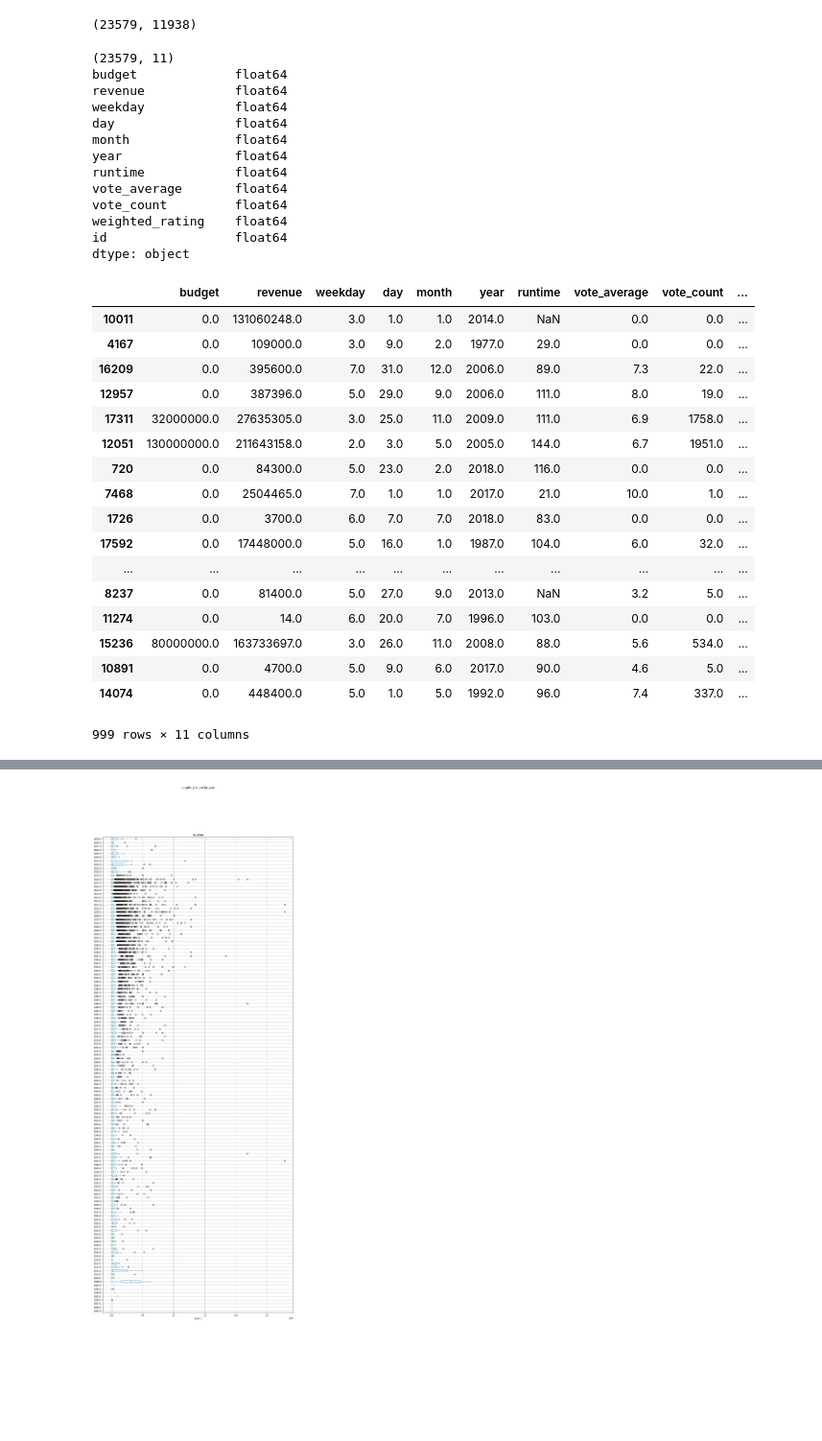
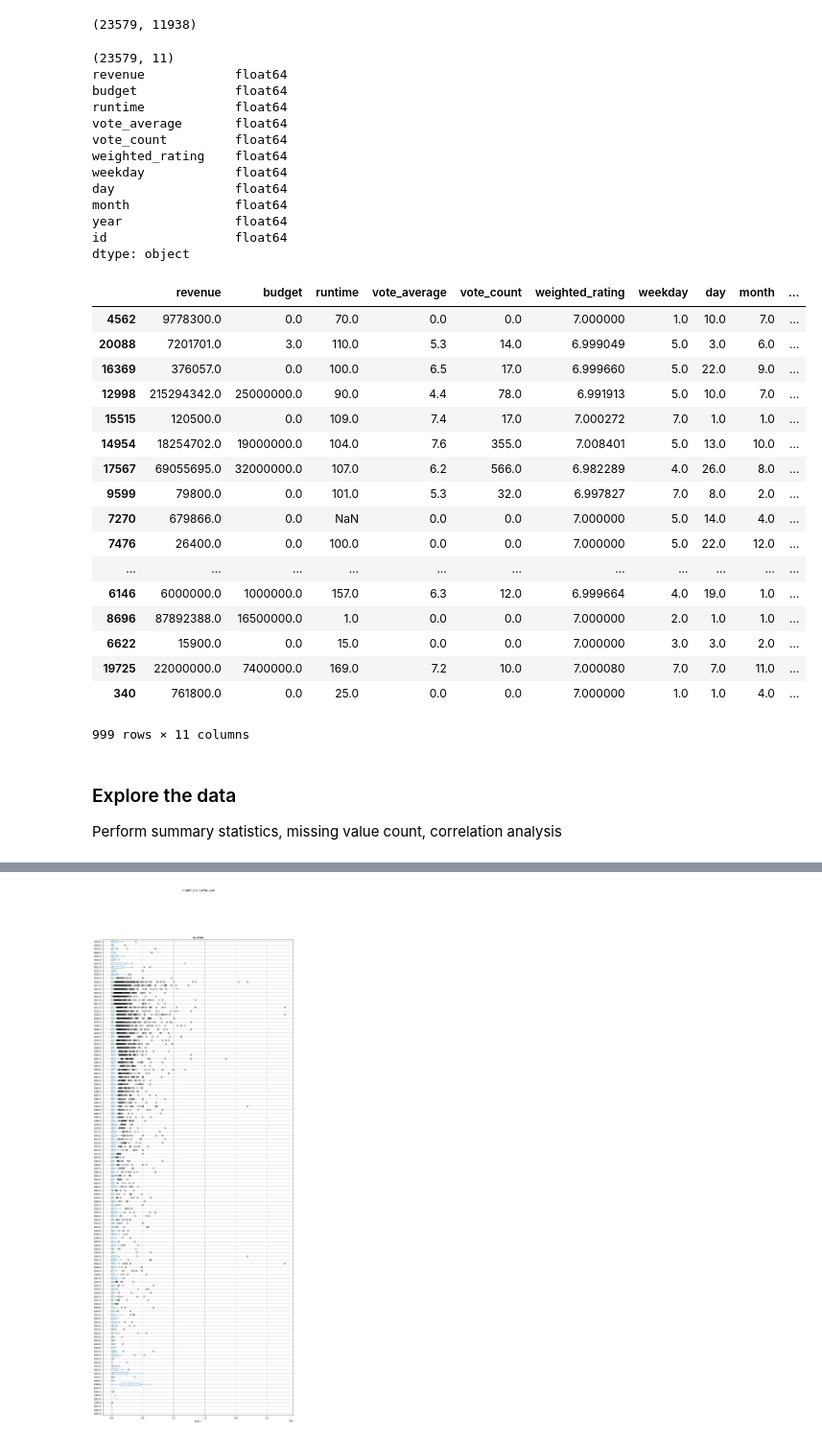
Before and after one commit to Andyayk/BAVAT-IS424-T2, a Jupyter notebook: 3. Exploratory Data Analysis/Data Exploration.ipynb, the cells around one changed output, grey strips where cells are left out. Shown at 96% size. Cells and saved outputs as stored; diff of their text form; code cells hidden in the pictures; blank space fills up the shorter version.

```diff
--- a/3. Exploratory Data Analysis/Data Exploration.ipynb
+++ b/3. Exploratory Data Analysis/Data Exploration.ipynb
@@ -69,58 +52,55 @@ Length: 11938, dtype: object
 (23579, 11938)
 # %%
 # New df for non-text columns
-df = df_train.loc[:,["budget", "revenue", "weekday", "day", "month", "year", "runtime", "vote_average", "vote_count", "weighted_rating"]]
+df = df_train.loc[:,["revenue", "budget", "runtime", "vote_average", "vote_count", "weighted_rating", "weekday", "day", "month", "year"]]
 df = pd.concat([df, df_id], axis=1)
 # Excluded title and status
-
-# # Remove rows where revenue = 0
-# df = df[df.revenue != 0]
-# # Remove rows where year < 1980
-# df = df[df.year >= 1980]
 
 # total number of rows and columns
 print(df.shape)
 
 # Check datatypes
-# df = df.astype({'revenue':'float64'})
 df = df.astype(float)
 print(df.dtypes)
 
 # Randomly sample 5 records with .sample(5)
 df.sample(999)
 # print(df)
 # %% [output]
 (23579, 11)
+revenue            float64
 budget             float64
-revenue            float64
+runtime            float64
+vote_average       float64
+vote_count         float64
+weighted_rating    float64
 weekday            float64
 day                float64
 month              float64
 year               float64
-runtime            float64
-vote_average       float64
-vote_count         float64
-weighted_rating    float64
 id                 float64
 dtype: object
-|  | budget | revenue | weekday | day | month | year | runtime | vote_average | vote_count | ... |
-| 10011 | 0.0 | 131060248.0 | 3.0 | 1.0 | 1.0 | 2014.0 | NaN | 0.0 | 0.0 | ... |
-| 4167 | 0.0 | 109000.0 | 3.0 | 9.0 | 2.0 | 1977.0 | 29.0 | 0.0 | 0.0 | ... |
-| 16209 | 0.0 | 395600.0 | 7.0 | 31.0 | 12.0 | 2006.0 | 89.0 | 7.3 | 22.0 | ... |
-| 12957 | 0.0 | 387396.0 | 5.0 | 29.0 | 9.0 | 2006.0 | 111.0 | 8.0 | 19.0 | ... |
-| 17311 | 32000000.0 | 27635305.0 | 3.0 | 25.0 | 11.0 | 2009.0 | 111.0 | 6.9 | 1758.0 | ... |
-| 12051 | 130000000.0 | 211643158.0 | 2.0 | 3.0 | 5.0 | 2005.0 | 144.0 | 6.7 | 1951.0 | ... |
-| 720 | 0.0 | 84300.0 | 5.0 | 23.0 | 2.0 | 2018.0 | 116.0 | 0.0 | 0.0 | ... |
-| 7468 | 0.0 | 2504465.0 | 7.0 | 1.0 | 1.0 | 2017.0 | 21.0 | 10.0 | 1.0 | ... |
-| 1726 | 0.0 | 3700.0 | 6.0 | 7.0 | 7.0 | 2018.0 | 83.0 | 0.0 | 0.0 | ... |
-| 17592 | 0.0 | 17448000.0 | 5.0 | 16.0 | 1.0 | 1987.0 | 104.0 | 6.0 | 32.0 | ... |
+|  | revenue | budget | runtime | vote_average | vote_count | weighted_rating | weekday | day | month | ... |
+| 4562 | 9778300.0 | 0.0 | 70.0 | 0.0 | 0.0 | 7.000000 | 1.0 | 10.0 | 7.0 | ... |
+| 20088 | 7201701.0 | 3.0 | 110.0 | 5.3 | 14.0 | 6.999049 | 5.0 | 3.0 | 6.0 | ... |
+| 16369 | 376057.0 | 0.0 | 100.0 | 6.5 | 17.0 | 6.999660 | 5.0 | 22.0 | 9.0 | ... |
+| 12998 | 215294342.0 | 25000000.0 | 90.0 | 4.4 | 78.0 | 6.991913 | 5.0 | 10.0 | 7.0 | ... |
+| 15515 | 120500.0 | 0.0 | 109.0 | 7.4 | 17.0 | 7.000272 | 7.0 | 1.0 | 1.0 | ... |
+| 14954 | 18254702.0 | 19000000.0 | 104.0 | 7.6 | 355.0 | 7.008401 | 5.0 | 13.0 | 10.0 | ... |
+| 17567 | 69055695.0 | 32000000.0 | 107.0 | 6.2 | 566.0 | 6.982289 | 4.0 | 26.0 | 8.0 | ... |
+| 9599 | 79800.0 | 0.0 | 101.0 | 5.3 | 32.0 | 6.997827 | 7.0 | 8.0 | 2.0 | ... |
+| 7270 | 679866.0 | 0.0 | NaN | 0.0 | 0.0 | 7.000000 | 5.0 | 14.0 | 4.0 | ... |
+| 7476 | 26400.0 | 0.0 | 100.0 | 0.0 | 0.0 | 7.000000 | 5.0 | 22.0 | 12.0 | ... |
 | ... | ... | ... | ... | ... | ... | ... | ... | ... | ... | ... |
-| 8237 | 0.0 | 81400.0 | 5.0 | 27.0 | 9.0 | 2013.0 | NaN | 3.2 | 5.0 | ... |
-| 11274 | 0.0 | 14.0 | 6.0 | 20.0 | 7.0 | 1996.0 | 103.0 | 0.0 | 0.0 | ... |
-| 15236 | 80000000.0 | 163733697.0 | 3.0 | 26.0 | 11.0 | 2008.0 | 88.0 | 5.6 | 534.0 | ... |
-| 10891 | 0.0 | 4700.0 | 5.0 | 9.0 | 6.0 | 2017.0 | 90.0 | 4.6 | 5.0 | ... |
-| 14074 | 0.0 | 448400.0 | 5.0 | 1.0 | 5.0 | 1992.0 | 96.0 | 7.4 | 337.0 | ... |
+| 6146 | 6000000.0 | 1000000.0 | 157.0 | 6.3 | 12.0 | 6.999664 | 4.0 | 19.0 | 1.0 | ... |
+| 8696 | 87892388.0 | 16500000.0 | 1.0 | 0.0 | 0.0 | 7.000000 | 2.0 | 1.0 | 1.0 | ... |
+| 6622 | 15900.0 | 0.0 | 15.0 | 0.0 | 0.0 | 7.000000 | 3.0 | 3.0 | 2.0 | ... |
+| 19725 | 22000000.0 | 7400000.0 | 169.0 | 7.2 | 10.0 | 7.000080 | 7.0 | 7.0 | 11.0 | ... |
+| 340 | 761800.0 | 0.0 | 25.0 | 0.0 | 0.0 | 7.000000 | 1.0 | 1.0 | 4.0 | ... |
 999 rows × 11 columns
+# %% [markdown]
+### Explore the data
+Perform summary statistics, missing value count, correlation analysis
 # %%
 # Get summary statistics using .describe()
 df.describe()
```
Also changed, not shown: parts of 46 cells of this notebook, 2 other files.
